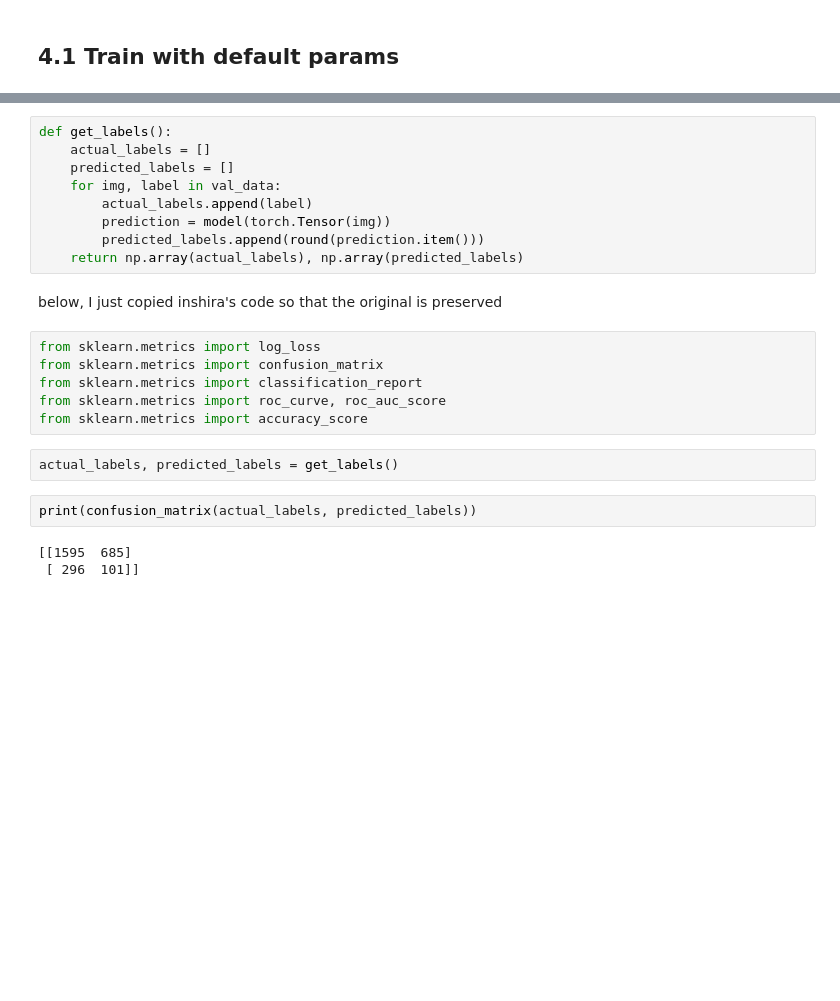
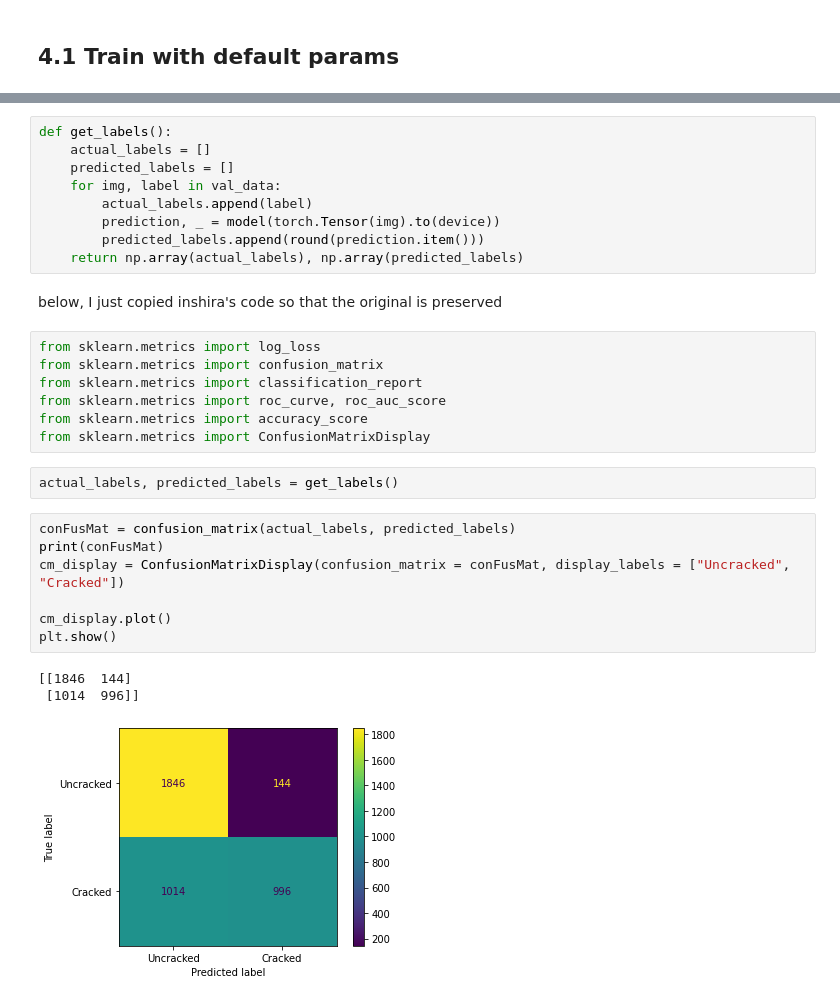
Before and after one commit to Anderson-Zeng/CS-7641, a Jupyter notebook: 7641_project_setup.ipynb, the cells around one changed output, grey strips where cells are left out. Saved outputs shown, nothing was run; the diff lists cells and outputs as text; blank space fills up the shorter version.

```diff
--- a/7641_project_setup.ipynb
+++ b/7641_project_setup.ipynb
@@ -900,7 +1226,7 @@ def get_labels():
     predicted_labels = []
     for img, label in val_data:
         actual_labels.append(label)
-        prediction = model(torch.Tensor(img))
+        prediction, _ = model(torch.Tensor(img).to(device))
         predicted_labels.append(round(prediction.item()))
     return np.array(actual_labels), np.array(predicted_labels)
 # %% [markdown]
@@ -911,13 +1237,20 @@ from sklearn.metrics import confusion_matrix
 from sklearn.metrics import classification_report
 from sklearn.metrics import roc_curve, roc_auc_score
 from sklearn.metrics import accuracy_score
+from sklearn.metrics import ConfusionMatrixDisplay
 # %%
 actual_labels, predicted_labels = get_labels()
-# %%
-print(confusion_matrix(actual_labels, predicted_labels))
-# %% [output]
-[[1595  685]
- [ 296  101]]
+# %%
+conFusMat = confusion_matrix(actual_labels, predicted_labels)
+print(conFusMat)
+cm_display = ConfusionMatrixDisplay(confusion_matrix = conFusMat, display_labels = ["Uncracked", "Cracked"])
+
+cm_display.plot()
+plt.show()
+# %% [output]
+[[1846  144]
+ [1014  996]]
+[figure, added]
 # %%
 print(classification_report(actual_labels, predicted_labels, target_names=["Uncracked", "Cracked"]))
 # %% [output]
```
Also changed, not shown: parts of 117 cells of this notebook, 2 other files.
